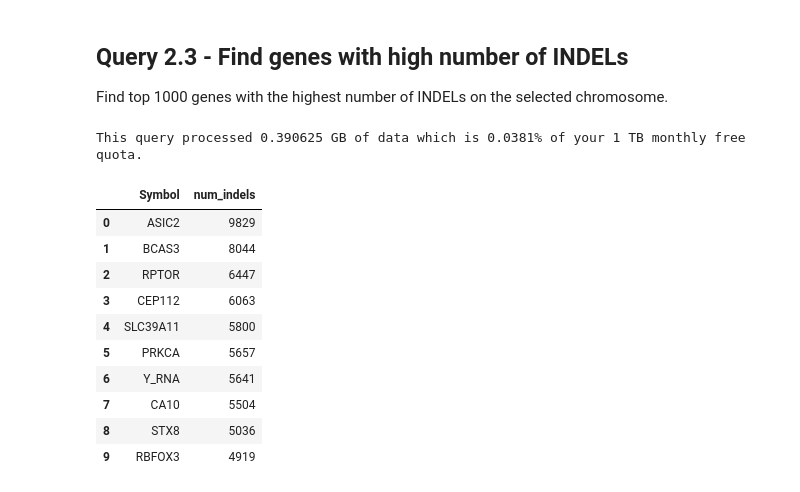
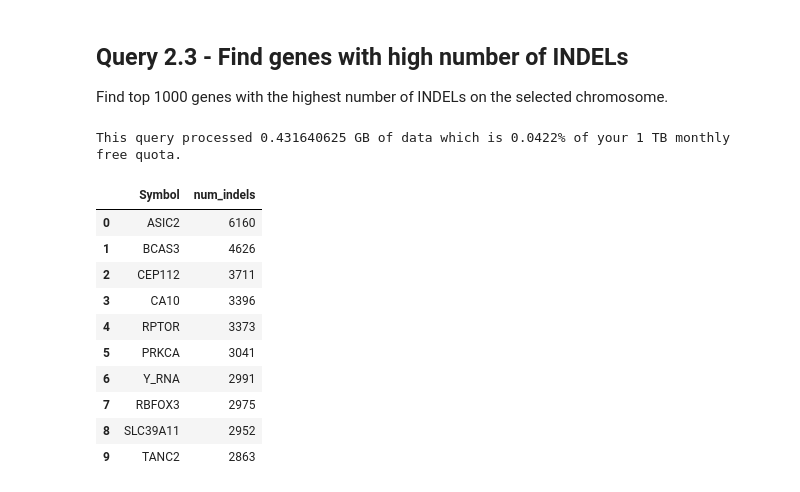
Before and after one commit to googlegenomics/gcp-variant-transforms, a Jupyter notebook: docs/sample_queries/gnomad/gnomad.ipynb, the cells around one changed output. Drawn from its saved outputs; the diff is of its cells as text; code cells hidden in the pictures.

Commit message:
Update query 2.3 (#685)
To make sure it work with both gnomad V2.1.1 and V3.0

plus a few minor changes.

```diff
--- a/docs/sample_queries/gnomad/gnomad.ipynb
+++ b/docs/sample_queries/gnomad/gnomad.ipynb
@@ -683,36 +683,38 @@ Find top 1000 genes with the highest number of INDELs on the selected chromosome
 # %%
 query_template = """
 SELECT Symbol, count(1) AS num_indels
 FROM
-(
-SELECT DISTINCT
-       start_position AS str_pos,
-       alternate_bases.alt AS alt,
-       vep.SYMBOL AS Symbol,
-FROM `bigquery-public-data.gnomAD.{GNOMAD_VER}__{CHROM}` AS main_table,
-     main_table.alternate_bases AS alternate_bases,
-     alternate_bases.vep AS vep
-WHERE vep.SYMBOL IS NOT NULL AND alternate_bases.allele_type != 'snv'
-)
+    (
+    SELECT DISTINCT
+        start_position AS str_pos,
+        alternate_bases.alt AS alt,
+        vep.SYMBOL AS Symbol,
+        {VAR_TYPE_COL} AS variant_type,
+    FROM `bigquery-public-data.gnomAD.{GNOMAD_VER}__{CHROM}` AS main_table,
+        main_table.alternate_bases AS alternate_bases,
+        alternate_bases.vep AS vep
+    WHERE vep.SYMBOL IS NOT NULL AND variant_type IN ('ins', 'del', 'indel')
+    )
 GROUP BY 1
 ORDER BY 2 DESC
 LIMIT 1000
 """
 query = query_template.format(GNOMAD_VER=gnomad_version_chr,
-                              CHROM=chromosome_chr)
+                              CHROM=chromosome_chr,
+                              VAR_TYPE_COL=variant_type_col)
 
-stats_chr_snv = run_query(query)
-stats_chr_snv.head(10)
+indel_stats = run_query(query)
+indel_stats.head(10)
 # %% [output]
-This query processed 0.390625 GB of data which is 0.0381% of your 1 TB monthly free quota.
+This query processed 0.431640625 GB of data which is 0.0422% of your 1 TB monthly free quota.
 |  | Symbol | num_indels |
-| 0 | ASIC2 | 9829 |
-| 1 | BCAS3 | 8044 |
-| 2 | RPTOR | 6447 |
-| 3 | CEP112 | 6063 |
-| 4 | SLC39A11 | 5800 |
-| 5 | PRKCA | 5657 |
-| 6 | Y_RNA | 5641 |
-| 7 | CA10 | 5504 |
-| 8 | STX8 | 5036 |
-| 9 | RBFOX3 | 4919 |
+| 0 | ASIC2 | 6160 |
+| 1 | BCAS3 | 4626 |
+| 2 | CEP112 | 3711 |
+| 3 | CA10 | 3396 |
+| 4 | RPTOR | 3373 |
+| 5 | PRKCA | 3041 |
+| 6 | Y_RNA | 2991 |
+| 7 | RBFOX3 | 2975 |
+| 8 | SLC39A11 | 2952 |
+| 9 | TANC2 | 2863 |
```
Also changed, not shown: parts of 6 cells of this notebook.
